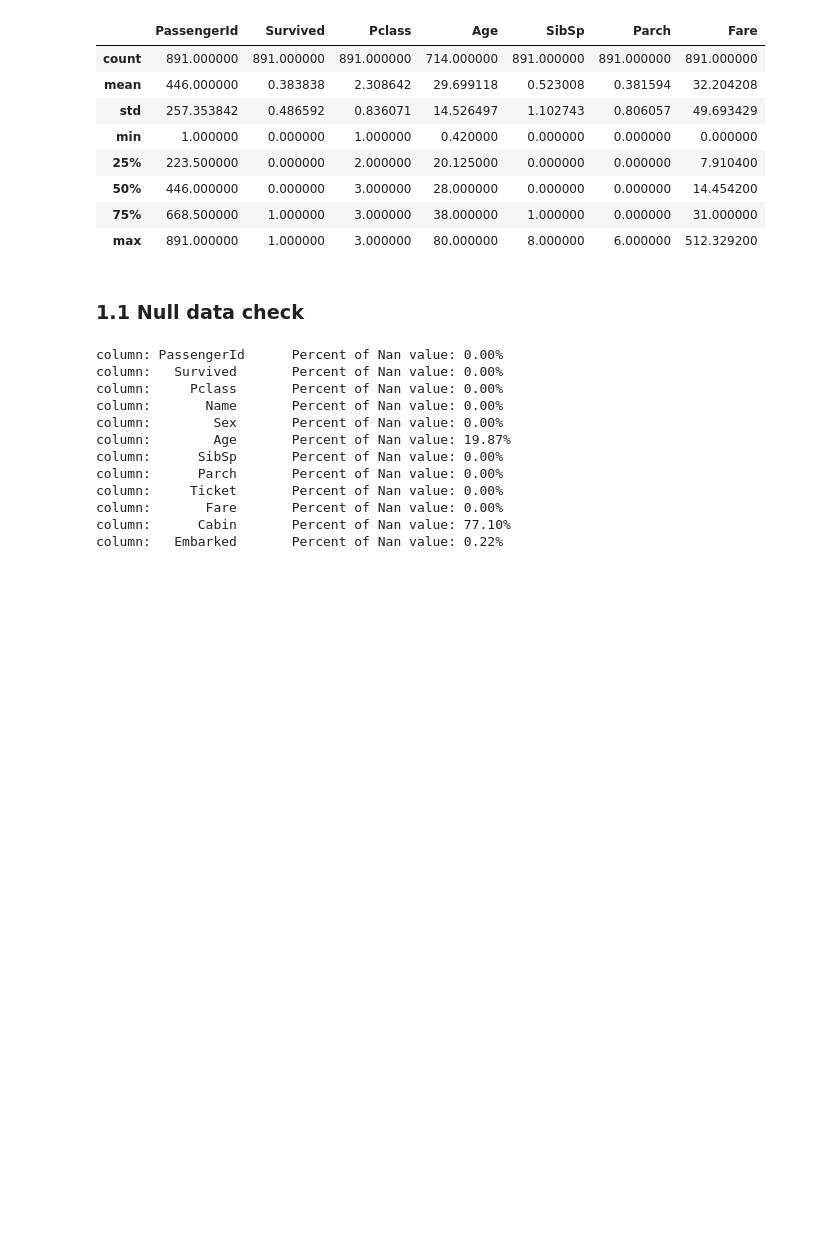
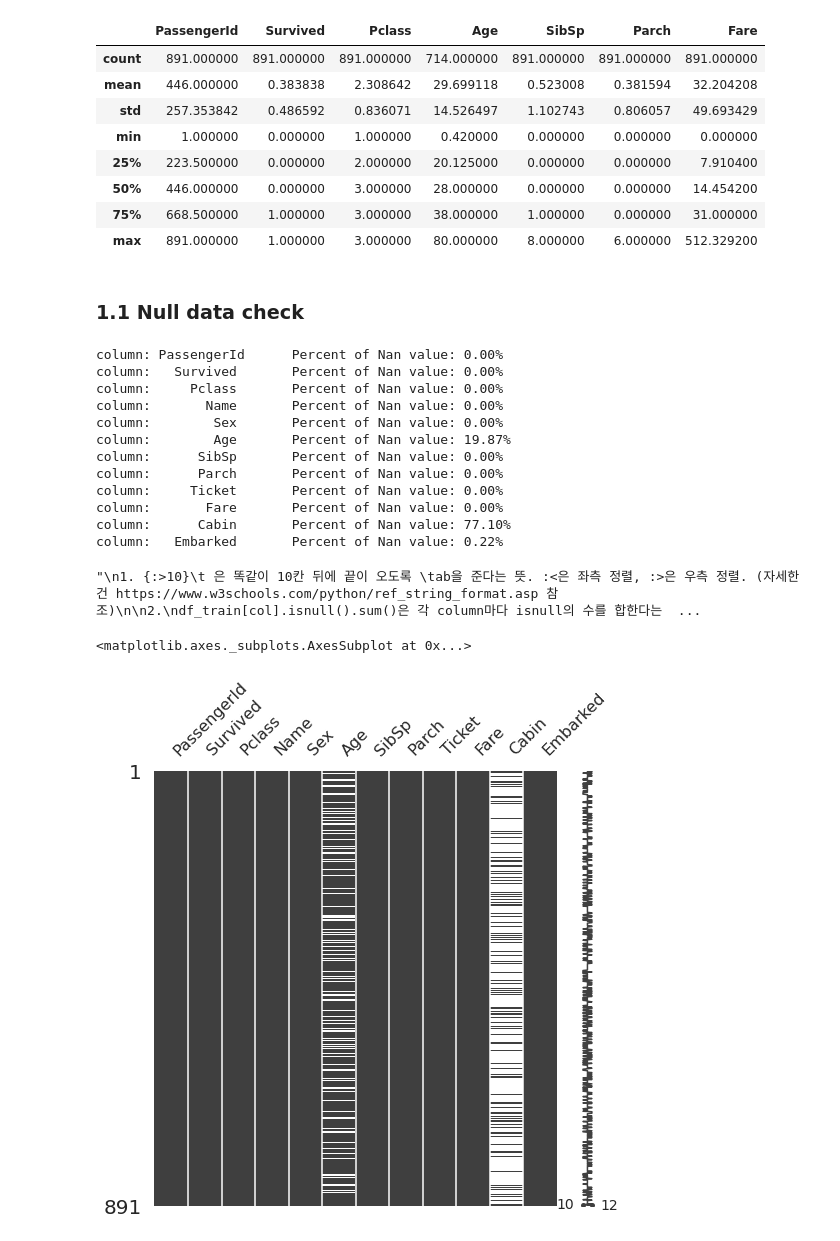
Before and after one commit to Soo-Im/Kaggle_Titanic, a Jupyter notebook: titanic-soo.ipynb, the cells around one changed output. Drawn from its saved outputs; the diff is of its cells as text; code cells hidden in the pictures; blank space fills up the shorter version.

```diff
--- a/titanic-soo.ipynb
+++ b/titanic-soo.ipynb
@@ -70,7 +74,7 @@ for col in df_train.columns:
     msg = 'column: {:>10}\t Percent of Nan value: {:.2f}%'.format(col,100*(df_train[col].isnull().sum()/df_train[col].shape[0]))
     print(msg)
 
-""""
+"""
 1. {:>10}\t 은 똑같이 10칸 뒤에 끝이 오도록 \tab을 준다는 뜻. :<은 좌측 정렬, :>은 우측 정렬. (자세한 건 https://www.w3schools.com/python/ref_string_format.asp 참조)
 
 2.
@@ -80,7 +84,7 @@ df_train[col].shape[0]은 각 column의 row 수를 의미한다.
 
 3.
 msg = 'string {} string {}'.format(col,value)은 문장 안의 {}마다 해당하는 값을 출력한다.
-""""
+"""
 # %% [output]
 column: PassengerId      Percent of Nan value: 0.00%
 column:   Survived       Percent of Nan value: 0.00%
@@ -94,3 +98,11 @@ column:     Ticket       Percent of Nan value: 0.00%
 column:       Fare       Percent of Nan value: 0.00%
 column:      Cabin       Percent of Nan value: 77.10%
 column:   Embarked       Percent of Nan value: 0.22%
+"\n1. {:>10}\t 은 똑같이 10칸 뒤에 끝이 오도록 \tab을 준다는 뜻. :<은 좌측 정렬, :>은 우측 정렬. (자세한 건 https://www.w3schools.com/python/ref_string_format.asp 참조)\n\n2.\ndf_train[col].isnull().sum()은 각 column마다 isnull의 수를 합한다는  ...
+# %%
+msno.matrix(df=df_train.iloc[:,:], figsize=(8,8))
+# missingno 라이브러리를 사용하면 더 직관적으로 null을 확인할 수 있다.
+# 근데 맨 오른쪽은 뭐지?
+# %% [output]
+<matplotlib.axes._subplots.AxesSubplot at 0x...>
+[figure, added]
```
Also changed, not shown: parts of 5 cells of this notebook.
